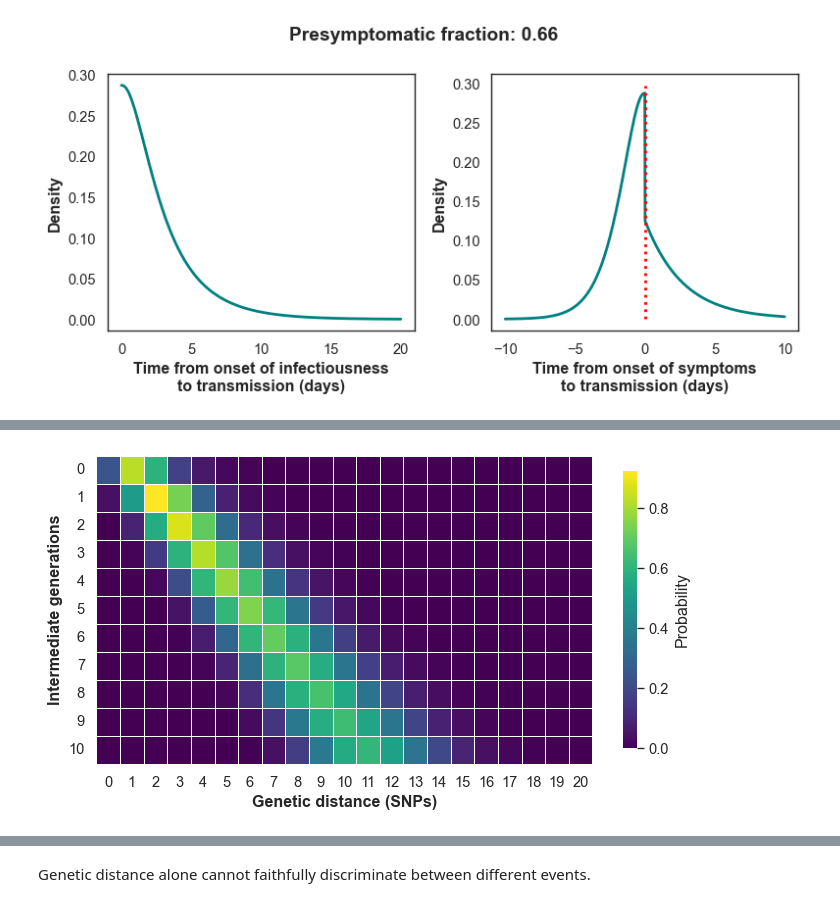
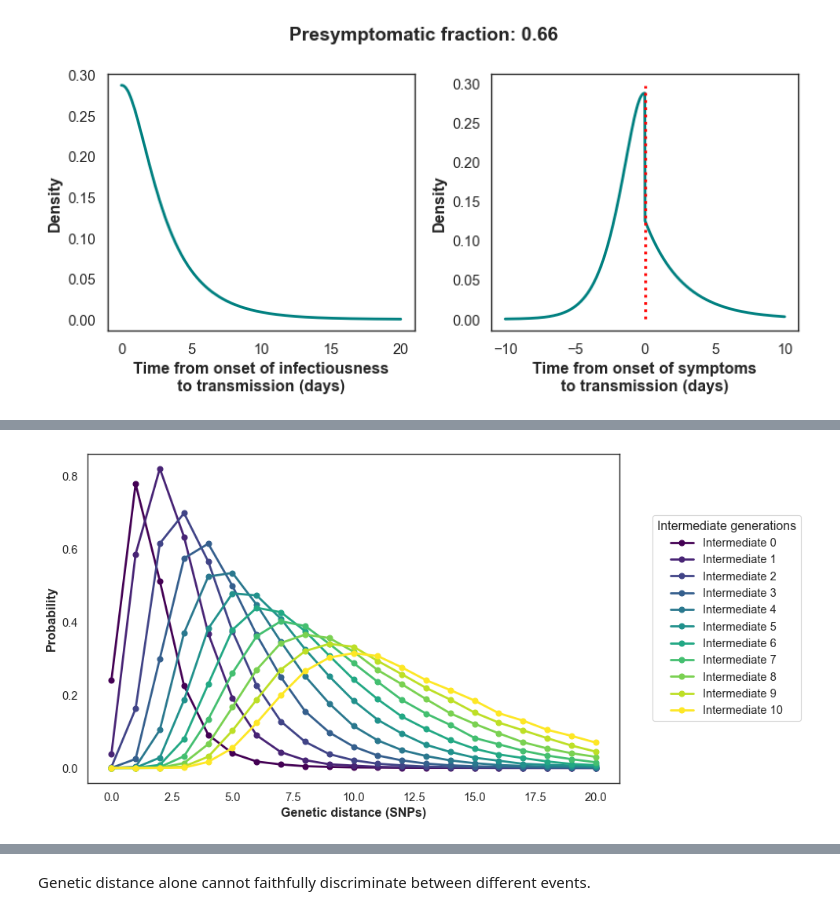
Before and after one commit to ydnkka/epilink, a Jupyter notebook: characterising_epilink.ipynb, the cells around one changed output, grey strips where cells are left out. Saved outputs shown, nothing was run; the diff lists cells and outputs as text; code cells hidden in the pictures.

Commit message:
Set default 'relax_rate' to true

```diff
--- a/characterising_epilink.ipynb
+++ b/characterising_epilink.ipynb
@@ -17,7 +17,14 @@ sns.set_theme(context="paper", style="white", font_scale=1.2)
 # %% [markdown]
 ## Reproducing [Hart et al. (2021)](https://doi.org/10.7554/eLife.65534) results using fitted parameters (defaults)
 # %%
-params = InfectiousnessParams(k_inc=5.807, scale_inc=0.948, k_E=3.38, mu=0.37, k_I=1, alpha=2.29)
+params = InfectiousnessParams(
+    k_inc=5.807,
+    scale_inc=0.948,
+    k_E=3.38,
+    mu=0.37,
+    k_I=1,
+    alpha=2.29
+)
 
 toit = TOIT(params=params)
 tost = TOST(params=params)
@@ -77,25 +58,0 @@ plt.close()
-# %%
-strict_genetic_prob = genetic_linkage_probability(
-    genetic_distance=np.arange(0, 21, 1),  # 0 to 20 SNPs
-    toit=TOIT(params=params),
-    num_simulations=10000,
-    no_intermediates=10,
-    intermediate_generations=None,  # all
-    kind="raw",
-)
-
-plt.figure(figsize=(8, 4))
-sns.heatmap(
-    strict_genetic_prob.T,
-    cmap="viridis",
-    linewidths=0.5,
-    cbar_kws={"label": "Probability", "shrink": 0.9},
-)
-plt.xlabel("Genetic distance (SNPs)", fontweight="bold")
-plt.ylabel("Intermediate generations", fontweight="bold")
-plt.yticks(rotation=0)
-plt.xticks(ha="center")
-plt.show()
-plt.close()
-# %% [output]
-[figure, removed]
@@ -101,0 +95,13 @@ plt.close()
+# %%
+relaxed_genetic_prob = genetic_linkage_probability(
+    genetic_distance=np.arange(0, 21, 1),  # 0 to 20 SNPs
+    toit=TOIT(
+        params=params,
+        relax_rate=True
+    ),
+    kind="raw",
+)
+
+plot_intermediate_probabilities(relaxed_genetic_prob)
+# %% [output]
+[figure, added]
```
Also changed, not shown: parts of 6 cells of this notebook, 2 other files.
